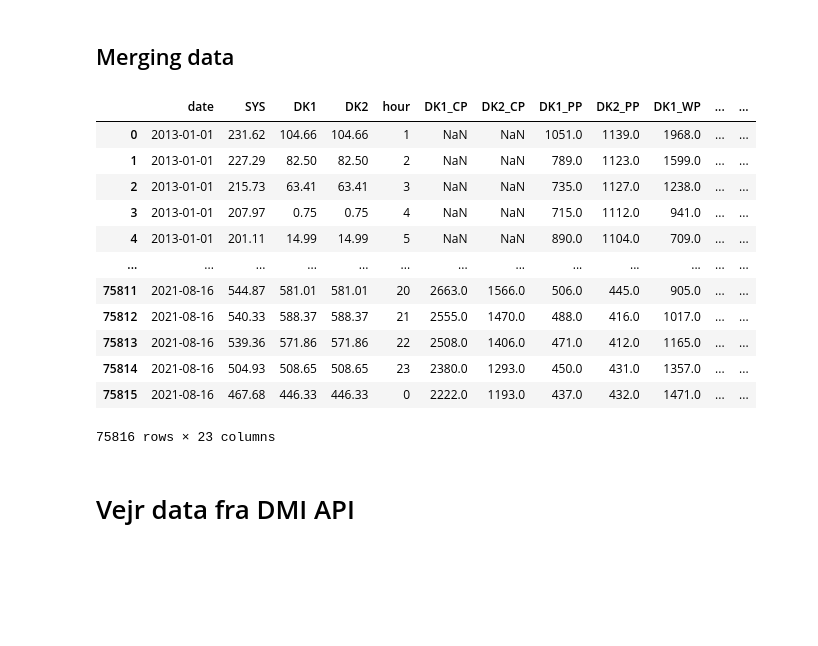
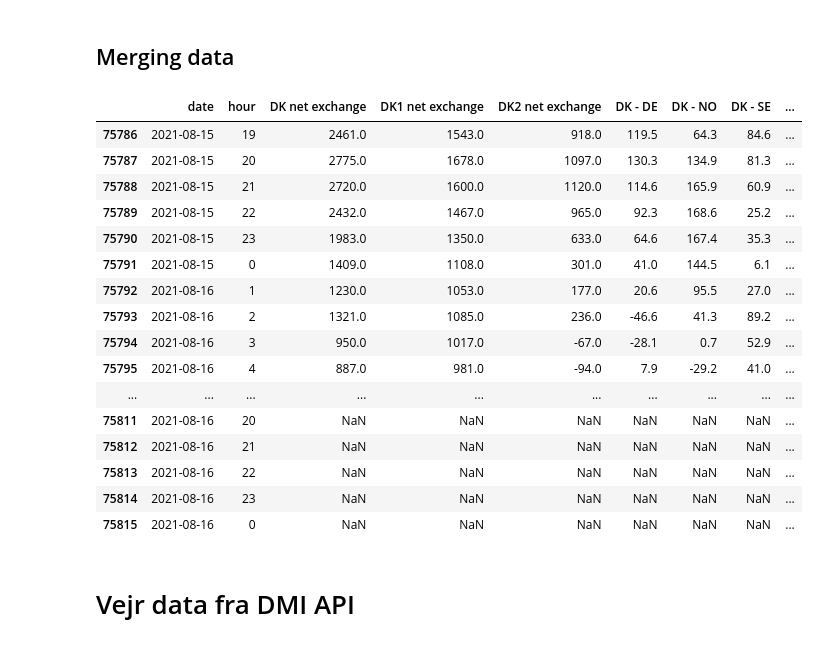
Before and after one commit to sjhpol/ISDS_arbejde, a Jupyter notebook: Exam/exam_project.ipynb, the cells around one changed output. Cells and saved outputs as stored; diff of their text form; code cells hidden in the pictures; blank space fills up the shorter version.

```diff
--- a/Exam/exam_project.ipynb
+++ b/Exam/exam_project.ipynb
@@ -29,7 +29,11 @@ from webdriver_manager.chrome import ChromeDriverManager
 from selenium.webdriver import ActionChains
 from collections import defaultdict
 import scraping_class
-conn = scraping_class.Connector(logfile="log.csv", overwrite_log=True)
+
+s = requests.Session()
+# update headers to the requests
+s.headers.update({'contact_details': 'qxd466@alumni.ku.dk', 'purpose': "Dear recipient, we've scraped your data with the purpose of creating an academic report on electricity prices and if it's possible to predict these. Please contact us at via the contact details, if there's any issue with this. Best regards."})
+conn = scraping_class.Connector(logfile="log.csv", overwrite_log=True, session = s)
 # %% [markdown]
 # Elpriser fra Nordpool
 # %%
@@ -240,22 +242,28 @@ def mergeNordpool(list_of_dfs):
 
 # Creating final dataframe
 df_Nordpool = mergeNordpool([getElspotPrices(), ConsumptionPrognosis(), ProductionPrognosis(), WindPrognosis(), ExchangeConnections()])
-# %%
-df_Nordpool
-# %% [output]
-|  | date | SYS | DK1 | DK2 | hour | DK1_CP | DK2_CP | DK1_PP | DK2_PP | DK1_WP | ... | ... |
-| 0 | 2013-01-01 | 231.62 | 104.66 | 104.66 | 1 | NaN | NaN | 1051.0 | 1139.0 | 1968.0 | ... | ... |
-| 1 | 2013-01-01 | 227.29 | 82.50 | 82.50 | 2 | NaN | NaN | 789.0 | 1123.0 | 1599.0 | ... | ... |
-| 2 | 2013-01-01 | 215.73 | 63.41 | 63.41 | 3 | NaN | NaN | 735.0 | 1127.0 | 1238.0 | ... | ... |
-| 3 | 2013-01-01 | 207.97 | 0.75 | 0.75 | 4 | NaN | NaN | 715.0 | 1112.0 | 941.0 | ... | ... |
-| 4 | 2013-01-01 | 201.11 | 14.99 | 14.99 | 5 | NaN | NaN | 890.0 | 1104.0 | 709.0 | ... | ... |
-| ... | ... | ... | ... | ... | ... | ... | ... | ... | ... | ... | ... | ... |
-| 75811 | 2021-08-16 | 544.87 | 581.01 | 581.01 | 20 | 2663.0 | 1566.0 | 506.0 | 445.0 | 905.0 | ... | ... |
-| 75812 | 2021-08-16 | 540.33 | 588.37 | 588.37 | 21 | 2555.0 | 1470.0 | 488.0 | 416.0 | 1017.0 | ... | ... |
-| 75813 | 2021-08-16 | 539.36 | 571.86 | 571.86 | 22 | 2508.0 | 1406.0 | 471.0 | 412.0 | 1165.0 | ... | ... |
-| 75814 | 2021-08-16 | 504.93 | 508.65 | 508.65 | 23 | 2380.0 | 1293.0 | 450.0 | 431.0 | 1357.0 | ... | ... |
-| 75815 | 2021-08-16 | 467.68 | 446.33 | 446.33 | 0 | 2222.0 | 1193.0 | 437.0 | 432.0 | 1471.0 | ... | ... |
-75816 rows × 23 columns
+# %%
+df_Nordpool[['date', 'hour', 'DK net exchange', 'DK1 net exchange',
+       'DK2 net exchange', 'DK - DE', 'DK - NO', 'DK - SE', 'DK1 - SE3',
+       'DK2 - SE4', 'DK1 - DE', 'DK2 - DE', 'DK1 - DK2', 'DK1 - NL']].iloc[-30:]
+# %% [output]
+|  | date | hour | DK net exchange | DK1 net exchange | DK2 net exchange | DK - DE | DK - NO | DK - SE | ... |
+| 75786 | 2021-08-15 | 19 | 2461.0 | 1543.0 | 918.0 | 119.5 | 64.3 | 84.6 | ... |
+| 75787 | 2021-08-15 | 20 | 2775.0 | 1678.0 | 1097.0 | 130.3 | 134.9 | 81.3 | ... |
+| 75788 | 2021-08-15 | 21 | 2720.0 | 1600.0 | 1120.0 | 114.6 | 165.9 | 60.9 | ... |
+| 75789 | 2021-08-15 | 22 | 2432.0 | 1467.0 | 965.0 | 92.3 | 168.6 | 25.2 | ... |
+| 75790 | 2021-08-15 | 23 | 1983.0 | 1350.0 | 633.0 | 64.6 | 167.4 | 35.3 | ... |
+| 75791 | 2021-08-15 | 0 | 1409.0 | 1108.0 | 301.0 | 41.0 | 144.5 | 6.1 | ... |
+| 75792 | 2021-08-16 | 1 | 1230.0 | 1053.0 | 177.0 | 20.6 | 95.5 | 27.0 | ... |
+| 75793 | 2021-08-16 | 2 | 1321.0 | 1085.0 | 236.0 | -46.6 | 41.3 | 89.2 | ... |
+| 75794 | 2021-08-16 | 3 | 950.0 | 1017.0 | -67.0 | -28.1 | 0.7 | 52.9 | ... |
+| 75795 | 2021-08-16 | 4 | 887.0 | 981.0 | -94.0 | 7.9 | -29.2 | 41.0 | ... |
+| ... | ... | ... | ... | ... | ... | ... | ... | ... | ... |
+| 75811 | 2021-08-16 | 20 | NaN | NaN | NaN | NaN | NaN | NaN | ... |
+| 75812 | 2021-08-16 | 21 | NaN | NaN | NaN | NaN | NaN | NaN | ... |
+| 75813 | 2021-08-16 | 22 | NaN | NaN | NaN | NaN | NaN | NaN | ... |
+| 75814 | 2021-08-16 | 23 | NaN | NaN | NaN | NaN | NaN | NaN | ... |
+| 75815 | 2021-08-16 | 0 | NaN | NaN | NaN | NaN | NaN | NaN | ... |
 # %% [markdown]
 # Vejr data fra DMI API
 # %%
```
Also changed, not shown: parts of 2 cells of this notebook, 1 other file.
